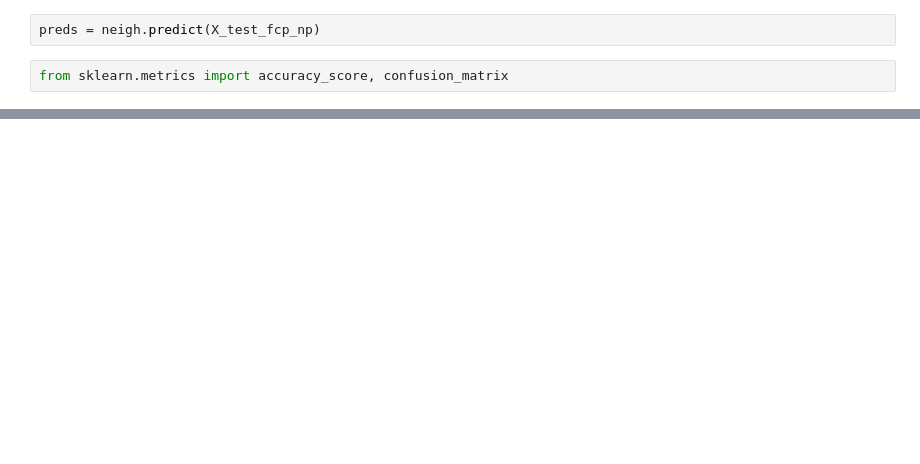
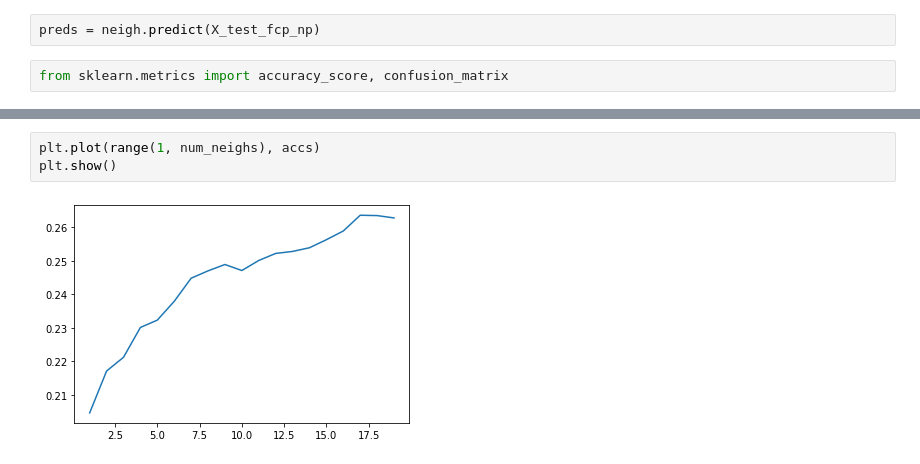
Before and after one commit to mint-vu/SLOSH, a Jupyter notebook: notebooks/lsh_fcp_pointcloud_mnist.ipynb, the cells around one changed output, grey strips where cells are left out. Cells and saved outputs as stored; diff of their text form; blank space fills up the shorter version.

```diff
--- a/notebooks/lsh_fcp_pointcloud_mnist.ipynb
+++ b/notebooks/lsh_fcp_pointcloud_mnist.ipynb
@@ -92,3 +111,8 @@ from sklearn.metrics import accuracy_score, confusion_matrix
+# %%
+plt.plot(range(1, num_neighs), accs)
+plt.show()
+# %% [output]
+[figure, added]
 # %%
 accuracy_score(preds, y_test)
 # %% [output]
```
Also changed, not shown: parts of 10 cells of this notebook, 1 other file.
